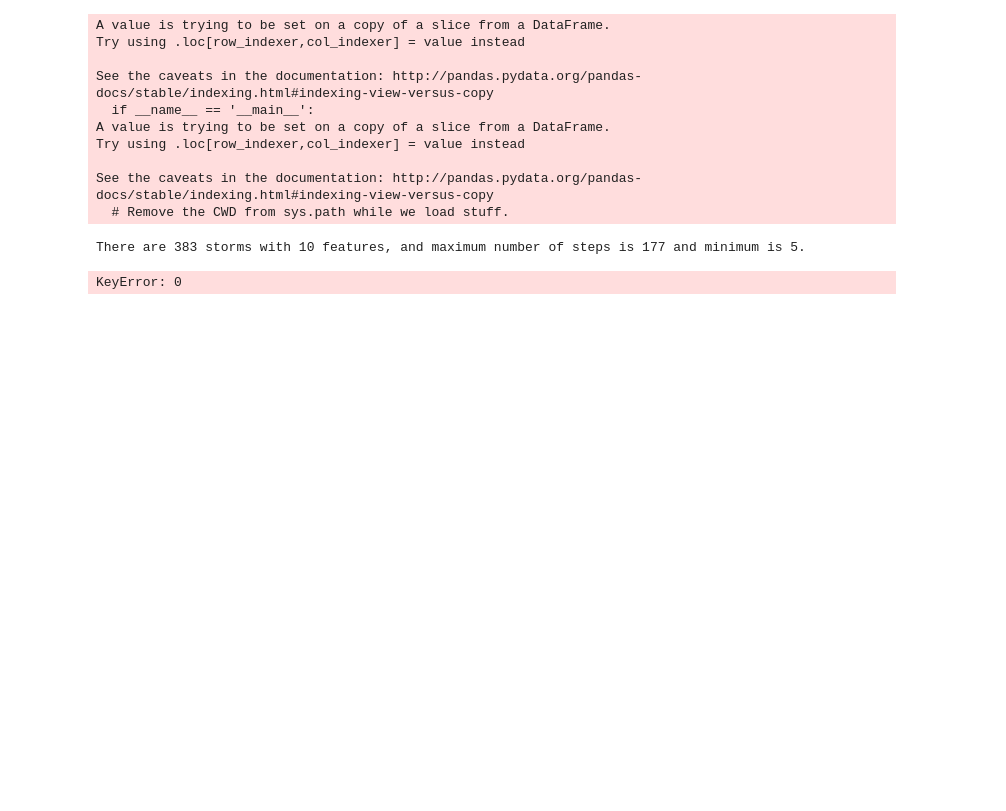
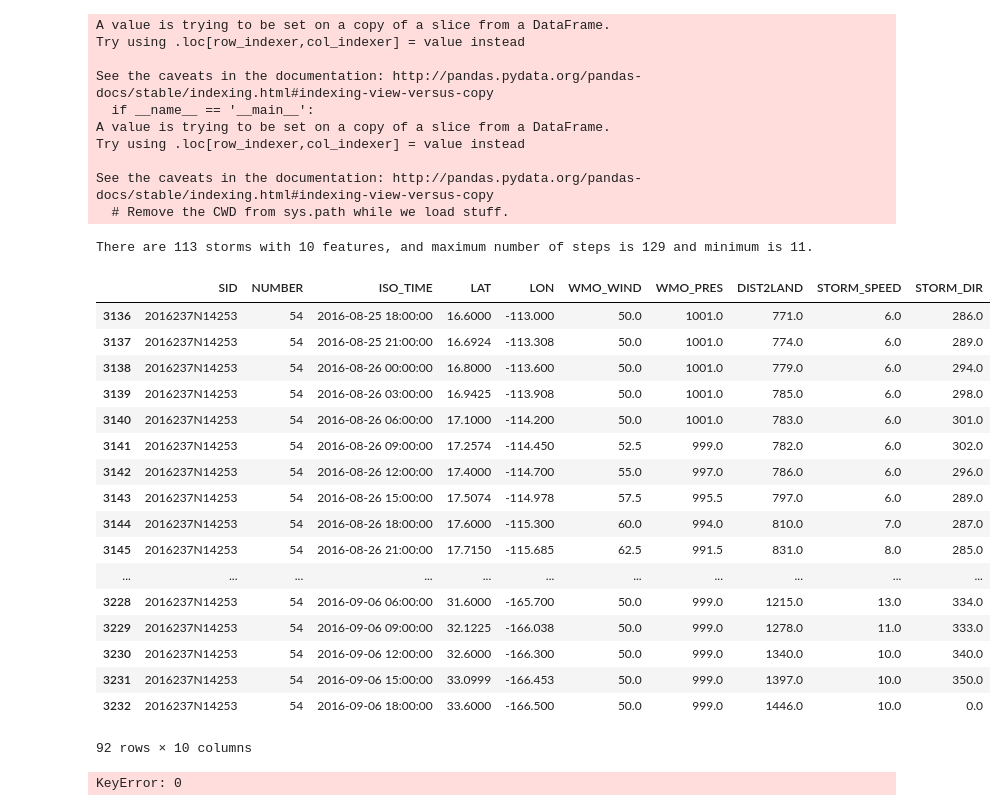
Before and after one commit to leobix/hurricast, a Jupyter notebook: processing_csv.ipynb, the cells around one changed output. Cells and saved outputs as stored; diff of their text form; code cells hidden in the pictures; blank space fills up the shorter version.

Commit message:
introduced min_steps arg

```diff
--- a/processing_csv.ipynb
+++ b/processing_csv.ipynb
@@ -43,7 +43,7 @@ Try using .loc[row_indexer,col_indexer] = value instead
 See the caveats in the documentation: http://pandas.pydata.org/pandas-docs/stable/indexing.html#indexing-view-versus-copy
   # Remove the CWD from sys.path while we load stuff.
 # %%
-def sort_storm(data, min_wind):
+def sort_storm(data, min_wind, min_steps = 10):
     '''function to create dictionary of storm matrices
     arguments:
     data we want to cut
@@ -55,14 +55,16 @@ def sort_storm(data, min_wind):
     SID.remove(' ')
     #create empty dictionary
     dict0={}
+    ind = 0
     for i in range(len(SID)):
         #get data of a particular SID
-        M=data.loc[data['SID']==SID[i]]
+        M = data.loc[data['SID'] == SID[i]]
         #cut off using min wind speed
-        M=M.loc[M['WMO_WIND']>= min_wind]
+        M = M.loc[M['WMO_WIND'] >= min_wind]
         #save matrix in dict0
-        if M.shape[0] != 0:
-            dict0.update({i:M})
+        if M.shape[0] > min_steps:
+            ind+=1
+            dict0.update({ind:M})
         #dict0[i] = M
     return dict0
 
@@ -94,7 +96,28 @@ def tensor_shape(dict0):
 #call tensor_shape
 m, n, t_max, t_min = tensor_shape(storms)
 # %% [output]
-There are 383 storms with 10 features, and maximum number of steps is 177 and minimum is 5.
+There are 113 storms with 10 features, and maximum number of steps is 129 and minimum is 11.
+# %%
+storms[25]
+# %% [output]
+|  | SID | NUMBER | ISO_TIME | LAT | LON | WMO_WIND | WMO_PRES | DIST2LAND | STORM_SPEED | STORM_DIR |
+| 3136 | 2016237N14253 | 54 | 2016-08-25 18:00:00 | 16.6000 | -113.000 | 50.0 | 1001.0 | 771.0 | 6.0 | 286.0 |
+| 3137 | 2016237N14253 | 54 | 2016-08-25 21:00:00 | 16.6924 | -113.308 | 50.0 | 1001.0 | 774.0 | 6.0 | 289.0 |
+| 3138 | 2016237N14253 | 54 | 2016-08-26 00:00:00 | 16.8000 | -113.600 | 50.0 | 1001.0 | 779.0 | 6.0 | 294.0 |
+| 3139 | 2016237N14253 | 54 | 2016-08-26 03:00:00 | 16.9425 | -113.908 | 50.0 | 1001.0 | 785.0 | 6.0 | 298.0 |
+| 3140 | 2016237N14253 | 54 | 2016-08-26 06:00:00 | 17.1000 | -114.200 | 50.0 | 1001.0 | 783.0 | 6.0 | 301.0 |
+| 3141 | 2016237N14253 | 54 | 2016-08-26 09:00:00 | 17.2574 | -114.450 | 52.5 | 999.0 | 782.0 | 6.0 | 302.0 |
+| 3142 | 2016237N14253 | 54 | 2016-08-26 12:00:00 | 17.4000 | -114.700 | 55.0 | 997.0 | 786.0 | 6.0 | 296.0 |
+| 3143 | 2016237N14253 | 54 | 2016-08-26 15:00:00 | 17.5074 | -114.978 | 57.5 | 995.5 | 797.0 | 6.0 | 289.0 |
+| 3144 | 2016237N14253 | 54 | 2016-08-26 18:00:00 | 17.6000 | -115.300 | 60.0 | 994.0 | 810.0 | 7.0 | 287.0 |
+| 3145 | 2016237N14253 | 54 | 2016-08-26 21:00:00 | 17.7150 | -115.685 | 62.5 | 991.5 | 831.0 | 8.0 | 285.0 |
+| ... | ... | ... | ... | ... | ... | ... | ... | ... | ... | ... |
+| 3228 | 2016237N14253 | 54 | 2016-09-06 06:00:00 | 31.6000 | -165.700 | 50.0 | 999.0 | 1215.0 | 13.0 | 334.0 |
+| 3229 | 2016237N14253 | 54 | 2016-09-06 09:00:00 | 32.1225 | -166.038 | 50.0 | 999.0 | 1278.0 | 11.0 | 333.0 |
+| 3230 | 2016237N14253 | 54 | 2016-09-06 12:00:00 | 32.6000 | -166.300 | 50.0 | 999.0 | 1340.0 | 10.0 | 340.0 |
+| 3231 | 2016237N14253 | 54 | 2016-09-06 15:00:00 | 33.0999 | -166.453 | 50.0 | 999.0 | 1397.0 | 10.0 | 350.0 |
+| 3232 | 2016237N14253 | 54 | 2016-09-06 18:00:00 | 33.6000 | -166.500 | 50.0 | 999.0 | 1446.0 | 10.0 | 0.0 |
+92 rows × 10 columns
 # %%
 # ------ up to here------ dstack doesn't work because dimensions don't agree
     #need to make all matrices m,n size, fill empty spots with zero, and then stack them
```
